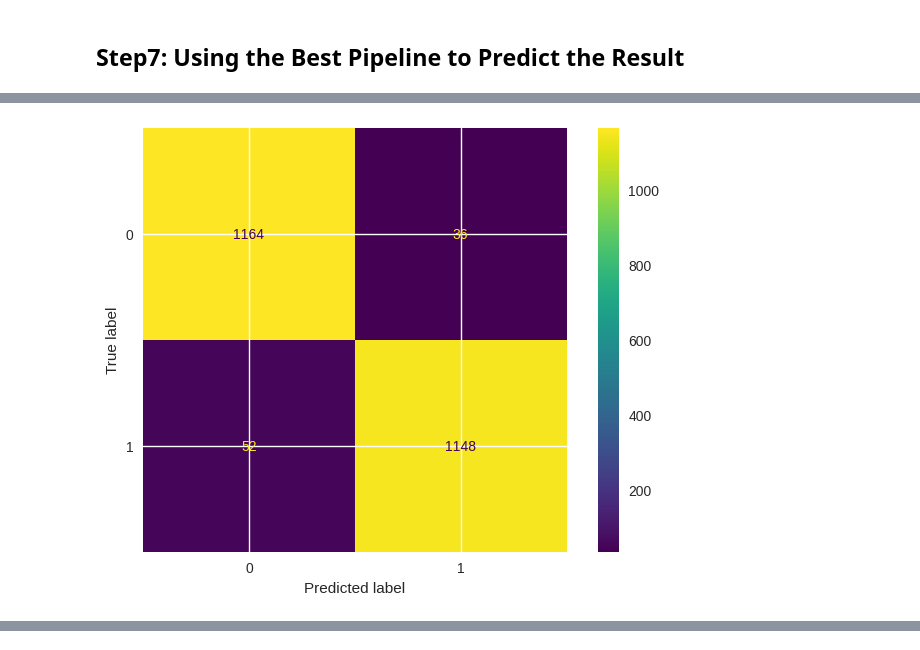
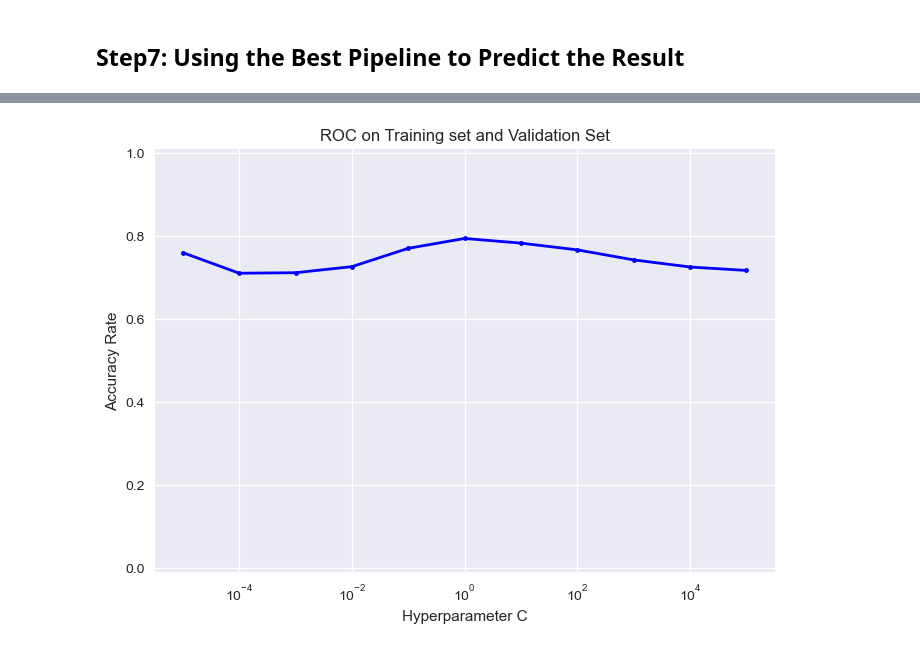
Before and after one commit to shigureTufts/CS135_ProjectA, a Jupyter notebook: wokring_notebook.ipynb, the cells around one changed output, grey strips where cells are left out. Cells and saved outputs as stored; diff of their text form; code cells hidden in the pictures.

```diff
--- a/wokring_notebook.ipynb
+++ b/wokring_notebook.ipynb
@@ -117,21 +117,35 @@ vocab_list = ['good', 'great', 'like', 'bad', 'best', 'love', 'excellent', 'bett
 
 # for second try, we tried to import stopword from Natural Language Tool Kit
 nltk.download('stopwords')
+nltk.download('punkt')
+nltk.download('averaged_perceptron_tagger')
 useless = stopwords.words('english')
 filtered_words = [word for word in vocab_list_2 if not word in useless]
+
+def remove_proper_nouns_nltk(tokens):
+    # POS tagging with NLTK
+    tagged_tokens = nltk.tag.pos_tag(tokens)
+
+    # Remove tokens that are proper nouns
+    edited_tokens = [word for word, tag in tagged_tokens if tag != 'NNP' and tag != 'NNPS']
+
+    return edited_tokens
+cleaned_text = remove_proper_nouns_nltk(filtered_words)
 
 # print out sizes
 print("The size of the original vacabulary list:")
 print(len(sorted_tokens))
+
 
 print("The size of the first vacabulary list:")
 print(len(vocab_list))
 
 print("The size of the second vacabulary list:")
 print(len(filtered_words))
+print(len(cleaned_text))
 
 vocab_dict = dict()
 
-for vocab_id, tok in enumerate(filtered_words):
+for vocab_id, tok in enumerate(cleaned_text):
     vocab_dict[tok] = vocab_id
 # %% [output]
@@ -437,8 +393,6 @@ confusion = sklearn.metrics.confusion_matrix(y_train_df, yhat_tr_N)
 result = sklearn.metrics.ConfusionMatrixDisplay(confusion_matrix=confusion)
 result.plot()
 plt.show()
-# %% [output]
-[figure, removed]
 # %%
 FP = list(np.where((yhat_tr_N == 1) & (y_true == 0))[0])
 FN = list(np.where((yhat_tr_N == 0) & (y_true == 1))[0])
@@ -473,3 +427,55 @@ print()
 print("False Nagetive Examples:")
 for row in FN_list:
     print('\t'.join(row))
+# %%
+my_bow_classifier_pipeline_2 = sklearn.pipeline.Pipeline([
+    ('my_bow_feature_extractor',
+     CountVectorizer(min_df=1, max_df=1.0, ngram_range=(1, 1), vocabulary=vocab_dict, binary=False)),
+    ('my_classifier', sklearn.linear_model.LogisticRegression(C=1.0, max_iter=1000, random_state=101))
+])
+
+my_parameter_grid_by_name_2 = dict()
+my_parameter_grid_by_name_2['my_bow_feature_extractor__min_df'] = [1]
+my_parameter_grid_by_name_2['my_classifier__C'] = np.logspace(-5, 5, 11)
+
+my_scoring_metric_name = 'accuracy'
+y_true = np.ravel(y_train_df)
+# print(y_true)
+
+
+
+grid_searcher_2 = sklearn.model_selection.GridSearchCV(
+    my_bow_classifier_pipeline_2,
+    my_parameter_grid_by_name_2,
+    scoring='accuracy',
+    cv=5,
+    refit=False)
+
+grid_searcher_2.fit(tr_text_list, y_true)
+
+gsearch_results_df_2 = pd.DataFrame(grid_searcher_2.cv_results_).copy()
+
+param_keys = ['param_my_bow_feature_extractor__min_df', 'param_my_classifier__C']
+print(gsearch_results_df_2)
+# Rearrange row order so it is easy to skim
+gsearch_results_df_2.sort_values(param_keys, inplace=True)
+
+var_2 = gsearch_results_df_2[param_keys + ['split0_test_score', 'rank_test_score']]
+
+print(var_2)
+
+plt.plot(gsearch_results_df_2['param_my_classifier__C'], gsearch_results_df_2['mean_test_score'], '.-', color='b', lw=2)
+# plt.plot(fpr_va, tpr_va, '.-', color='r', lw=2, label=f'Validation Set (AUC = {roc_auc_va:.2f})')
+plt.xscale("log")
+
+
+plt.title("ROC on Training set and Validation Set");
+plt.xlabel('Hyperparameter C');
+plt.ylabel('Accuracy Rate');
+plt.legend(loc='lower right');
+B = 0.01
+
+
+# plt.xlim([0 - B, 1 + B]);
+plt.ylim([0 - B, 1 + B]);
+# %% [output]
@@ -475,0 +516 @@ for row in FN_list:
+[figure, added]
```
Also changed, not shown: parts of 10 cells of this notebook, 1 other file.
